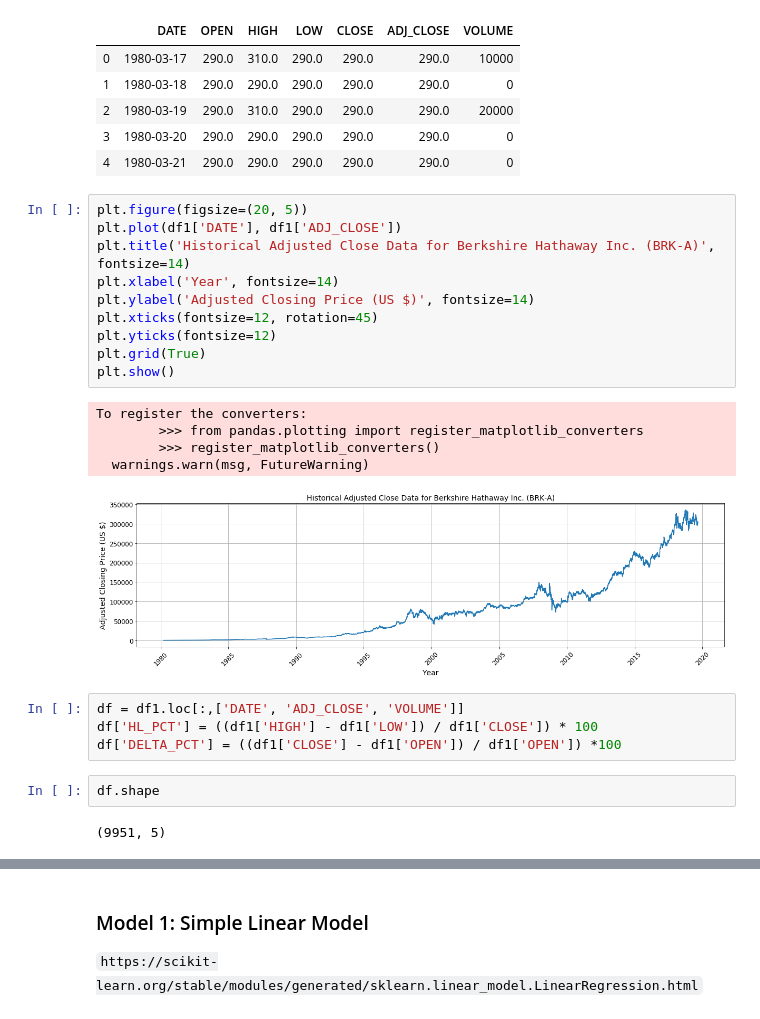
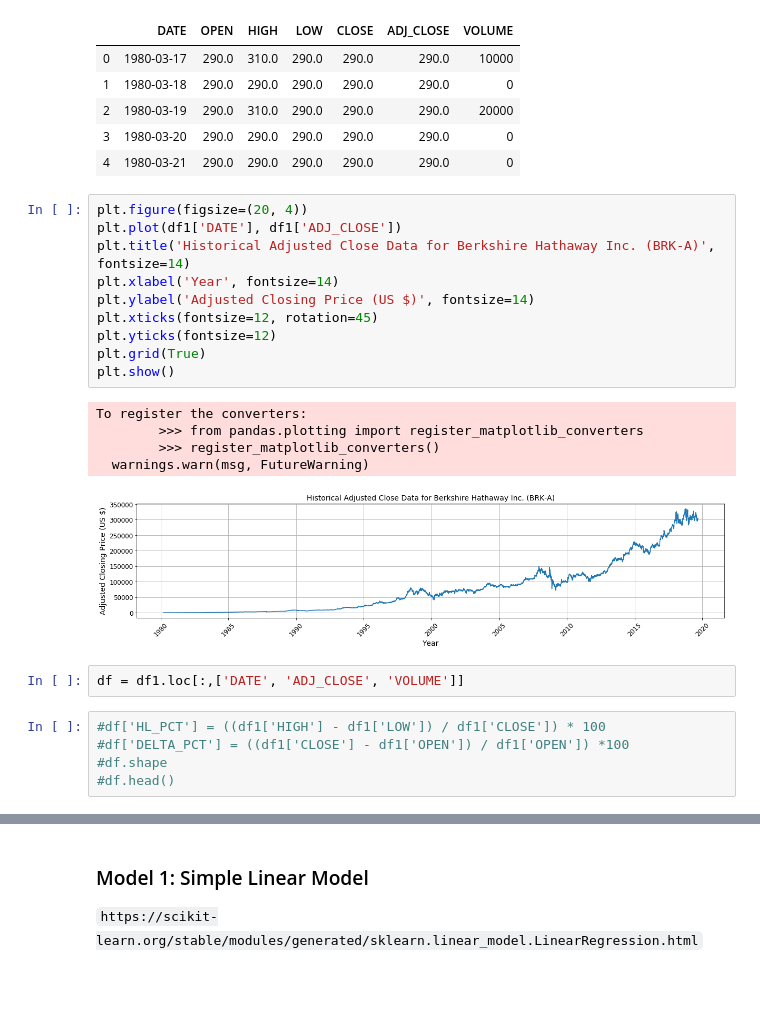
Before and after one commit to grantaguinaldo/ml_apps, a Jupyter notebook: finance/finance_forecast.ipynb, the cells around one changed output, grey strips where cells are left out. Drawn from its saved outputs; the diff is of its cells as text; blank space fills up the shorter version.

```diff
--- a/finance/finance_forecast.ipynb
+++ b/finance/finance_forecast.ipynb
@@ -75,26 +74,25 @@ df1.head()
 | 3 | 1980-03-20 | 290.0 | 290.0 | 290.0 | 290.0 | 290.0 | 0 |
 | 4 | 1980-03-21 | 290.0 | 290.0 | 290.0 | 290.0 | 290.0 | 0 |
 # %%
-plt.figure(figsize=(20, 5))
+plt.figure(figsize=(20, 4))
 plt.plot(df1['DATE'], df1['ADJ_CLOSE'])
 plt.title('Historical Adjusted Close Data for Berkshire Hathaway Inc. (BRK-A)', fontsize=14)
 plt.xlabel('Year', fontsize=14)
 plt.ylabel('Adjusted Closing Price (US $)', fontsize=14)
 plt.xticks(fontsize=12, rotation=45)
 plt.yticks(fontsize=12)
 plt.grid(True)
 plt.show()
 # %% [output]
 To register the converters:
         >>> from pandas.plotting import register_matplotlib_converters
         >>> register_matplotlib_converters()
   warnings.warn(msg, FutureWarning)
-[figure, old version]
+[figure, new version]
+# %%
+df = df1.loc[:,['DATE', 'ADJ_CLOSE', 'VOLUME']]
 # %%
-df = df1.loc[:,['DATE', 'ADJ_CLOSE', 'VOLUME']]
-df['HL_PCT'] = ((df1['HIGH'] - df1['LOW']) / df1['CLOSE']) * 100
-df['DELTA_PCT'] = ((df1['CLOSE'] - df1['OPEN']) / df1['OPEN']) *100
+#df['HL_PCT'] = ((df1['HIGH'] - df1['LOW']) / df1['CLOSE']) * 100
+#df['DELTA_PCT'] = ((df1['CLOSE'] - df1['OPEN']) / df1['OPEN']) *100
+#df.shape
+#df.head()
-# %%
-df.shape
-# %% [output]
-(9951, 5)
```
Also changed, not shown: parts of 22 cells of this notebook.
